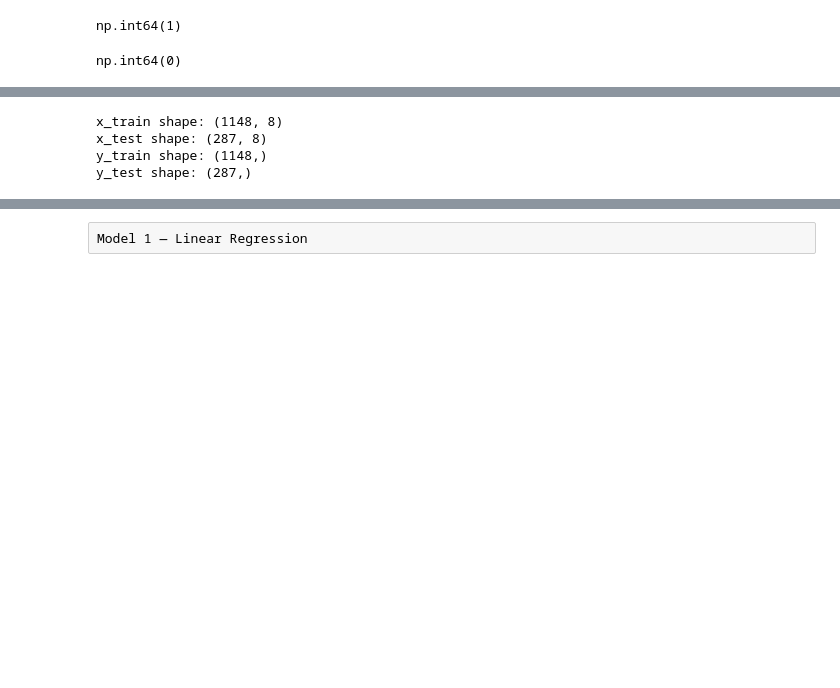
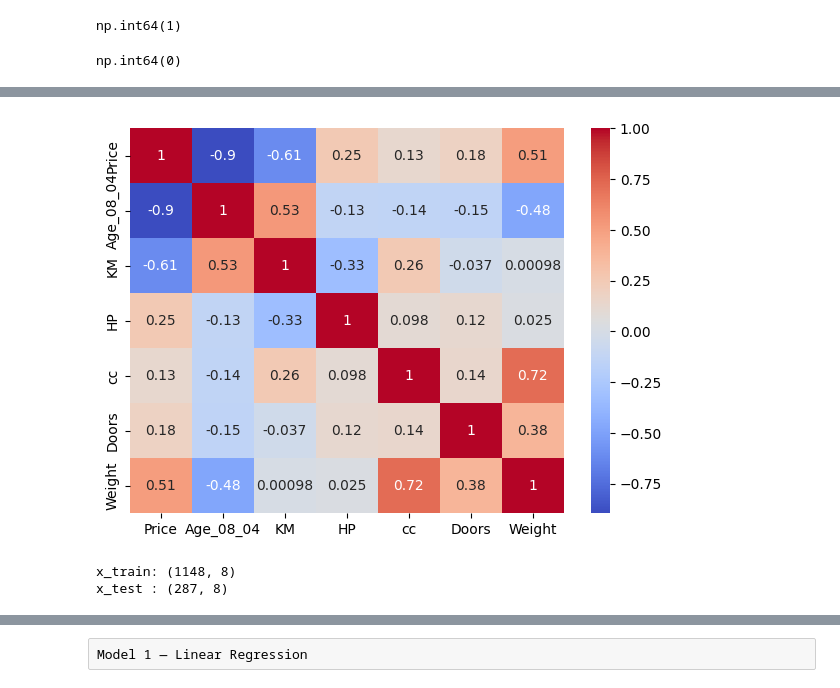
Before and after one commit to Sudeepkanase/Data_Science_work, a Jupyter notebook: Assignment_MLR.ipynb, the cells around one changed output, grey strips where cells are left out. Drawn from its saved outputs; the diff is of its cells as text; code cells hidden in the pictures; blank space fills up the shorter version.

```diff
--- a/Assignment_MLR.ipynb
+++ b/Assignment_MLR.ipynb
@@ -134,23 +115,21 @@ plt.show()
 # %%
-# Define Features & Target
-features = df[['Age_08_04','KM','Fuel_Type','HP','Automatic','cc','Doors','Weight']]
-target   = df['Price']
+# Heatmap
+plt.figure(figsize=(7,5))
+sns.heatmap(df[['Price','Age_08_04','KM','HP','cc','Doors','Weight']].corr(),
+            annot=True, cmap='coolwarm')
+plt.show()
+# %% [output]
+[figure, added]
 # %%
-#Train/Test Split (We divide data into train (80%) & test (20%) sets.)
-x_train, x_test, y_train, y_test = train_test_split(features, target, train_size=0.80, random_state=100)
-print("x_train shape:", x_train.shape)
-print("x_test shape:", x_test.shape)
-print("y_train shape:", y_train.shape)
-print("y_test shape:", y_test.shape)
+# Features & Target
+features = df[['Age_08_04','KM','Fuel_Type','HP','Automatic','cc','Doors','Weight']]
+target = df['Price']
-# %% [output]
-x_train shape: (1148, 8)
-x_test shape: (287, 8)
-y_train shape: (1148,)
-y_test shape: (287,)
 # %%
-#Feature Scalling (We apply **StandardScaler** to normalize numerical features)
-scaler = StandardScaler()
-num_cols = ['Age_08_04','KM','HP','Automatic','cc','Doors','Weight']
+#Train/Test Split (We divide data into train (80%) & test (20%) sets.)
+x_train, x_test, y_train, y_test = train_test_split(features, target, train_size=0.80, random_state=100)
 
-x_train[num_cols] = scaler.fit_transform(x_train[num_cols])
-x_test[num_cols] = scaler.transform(x_test[num_cols])
+print("x_train:", x_train.shape)
+print("x_test :", x_test.shape)
+# %% [output]
+x_train: (1148, 8)
+x_test : (287, 8)
```
Also changed, not shown: parts of 18 cells of this notebook, 1 other file.
